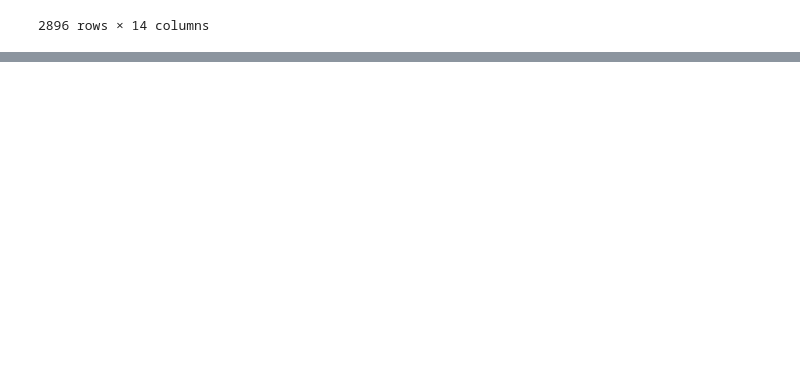
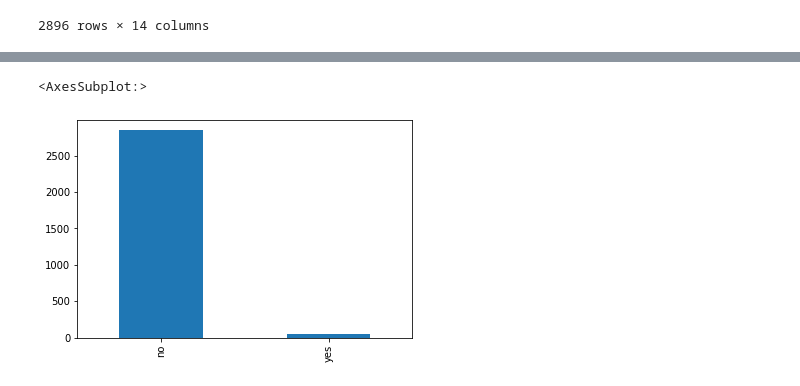
Before and after one commit to alyssaolivia/1mcXaqZGTgcawuPb, a Jupyter notebook: Term Marketing.ipynb, the cells around one changed output, grey strips where cells are left out. Cells and saved outputs as stored; diff of their text form; code cells hidden in the pictures; blank space fills up the shorter version.

```diff
--- a/Term Marketing.ipynb
+++ b/Term Marketing.ipynb
@@ -92,0 +112,6 @@ data_subscribed.describe()
+# %%
+#Default Plot
+data_subscribed["default"].value_counts().plot(kind='bar')
+# %% [output]
+<AxesSubplot:>
+[figure, added]
```
Also changed, not shown: parts of 11 cells of this notebook.
